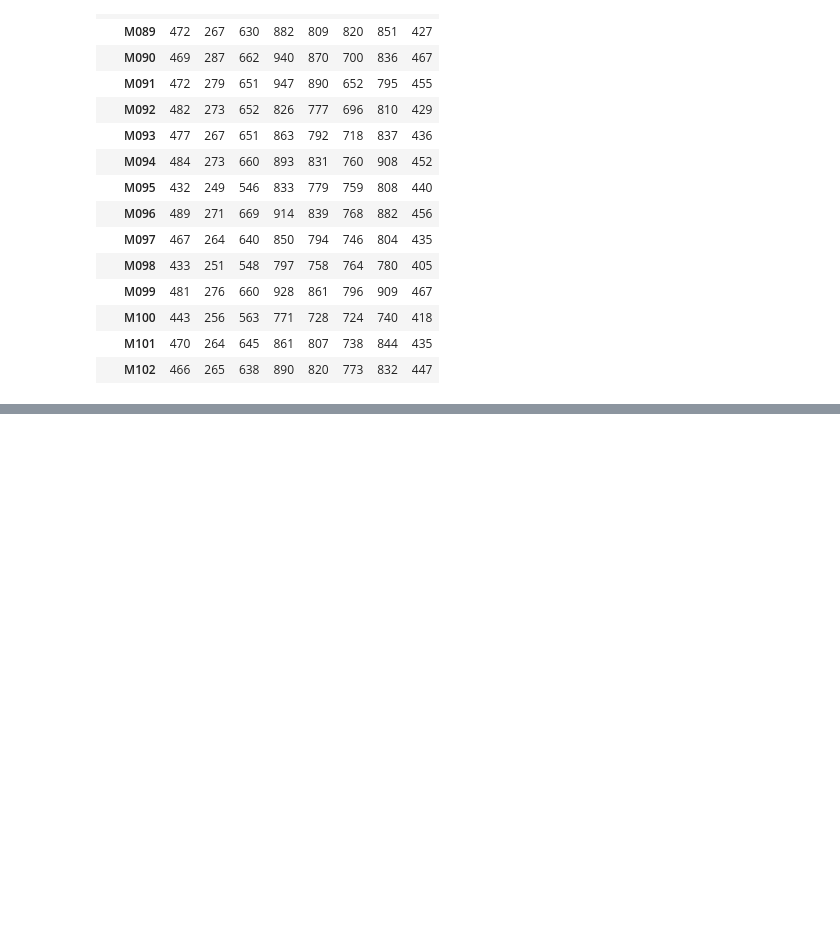
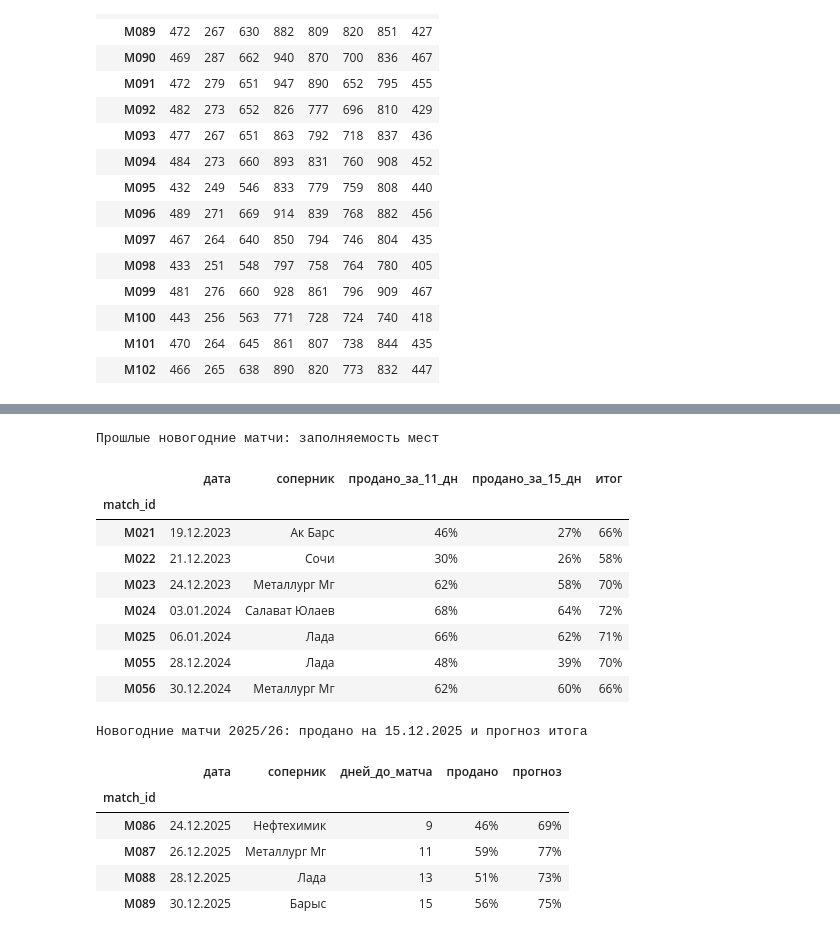
Before and after one commit to shertwg/datamatch-avangard, a Jupyter notebook: notebooks/03_model.ipynb, the cells around one changed output, grey strips where cells are left out. Cells and saved outputs as stored; diff of their text form; code cells hidden in the pictures; blank space fills up the shorter version.

```diff
--- a/notebooks/03_model.ipynb
+++ b/notebooks/03_model.ipynb
@@ -185,0 +209,48 @@ sub.pivot(index="match_id", columns="zone", values="tickets_total")
+# %%
+from src.data import build_table, load_daily_sales
+
+tbl = build_table()
+daily = load_daily_sales()
+m = (tbl.groupby("match_id")
+     .agg(дата=("match_date", "first"), соперник=("opponent", "first"), capacity=("capacity", "sum"),
+          итог=("tickets_total", "sum"), продано_15_12=("sold_as_of", "sum"),
+          дней_до_матча=("days_to_match", "first"), test=("is_test", "first")))
+md_ = m["дата"].dt.month * 100 + m["дата"].dt.day
+new_year = m[(md_ >= 1215) | (md_ <= 110)]  # матчи 15.12–10.01
+
+# Прошлые сезоны: доля мест, проданная раньше, чем за d дней до матча (как sold_as_of), и итог
+past = new_year[new_year["test"] == 0].copy()
+for d in (11, 15):
+    sold = daily[daily["days_before"] > d].groupby("match_id")["tickets"].sum()
+    past[f"продано_за_{d}_дн"] = sold.reindex(past.index, fill_value=0) / past["capacity"]
+past["итог"] = past["итог"] / past["capacity"]
+print("Прошлые новогодние матчи: заполняемость мест")
+display(past[["дата", "соперник", "продано_за_11_дн", "продано_за_15_дн", "итог"]]
+        .style.format({"дата": "{:%d.%m.%Y}", "продано_за_11_дн": "{:.0%}", "продано_за_15_дн": "{:.0%}",
+                       "итог": "{:.0%}"}))
+
+# Сезон 2025/26: уже продано на 15.12.2025 и прогноз модели
+cur = new_year[(new_year["test"] == 1) & (new_year["продано_15_12"] > 0)].copy()
+cur["продано"] = cur["продано_15_12"] / cur["capacity"]
+cur["прогноз"] = sub.groupby("match_id")["tickets_total"].sum().reindex(cur.index) / cur["capacity"]
+print("Новогодние матчи 2025/26: продано на 15.12.2025 и прогноз итога")
+display(cur[["дата", "соперник", "дней_до_матча", "продано", "прогноз"]]
+        .style.format({"дата": "{:%d.%m.%Y}", "продано": "{:.0%}", "прогноз": "{:.0%}"}))
+# %% [output]
+Прошлые новогодние матчи: заполняемость мест
+|  | дата | соперник | продано_за_11_дн | продано_за_15_дн | итог |
+| match_id |  |  |  |  |  |
+| M021 | 19.12.2023 | Ак Барс | 46% | 27% | 66% |
+| M022 | 21.12.2023 | Сочи | 30% | 26% | 58% |
+| M023 | 24.12.2023 | Металлург Мг | 62% | 58% | 70% |
+| M024 | 03.01.2024 | Салават Юлаев | 68% | 64% | 72% |
+| M025 | 06.01.2024 | Лада | 66% | 62% | 71% |
+| M055 | 28.12.2024 | Лада | 48% | 39% | 70% |
+| M056 | 30.12.2024 | Металлург Мг | 62% | 60% | 66% |
+Новогодние матчи 2025/26: продано на 15.12.2025 и прогноз итога
+|  | дата | соперник | дней_до_матча | продано | прогноз |
+| match_id |  |  |  |  |  |
+| M086 | 24.12.2025 | Нефтехимик | 9 | 46% | 69% |
+| M087 | 26.12.2025 | Металлург Мг | 11 | 59% | 77% |
+| M088 | 28.12.2025 | Лада | 13 | 51% | 73% |
+| M089 | 30.12.2025 | Барыс | 15 | 56% | 75% |
```
Also changed, not shown: parts of 1 cell of this notebook, 1 other file.
